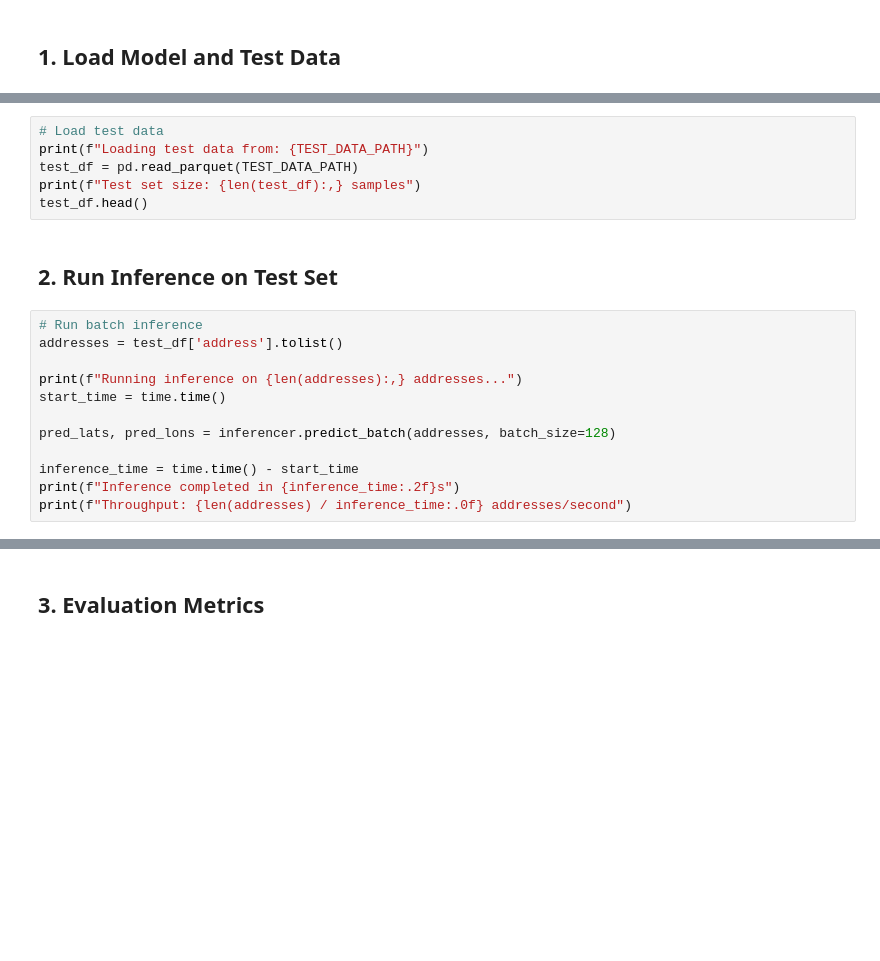
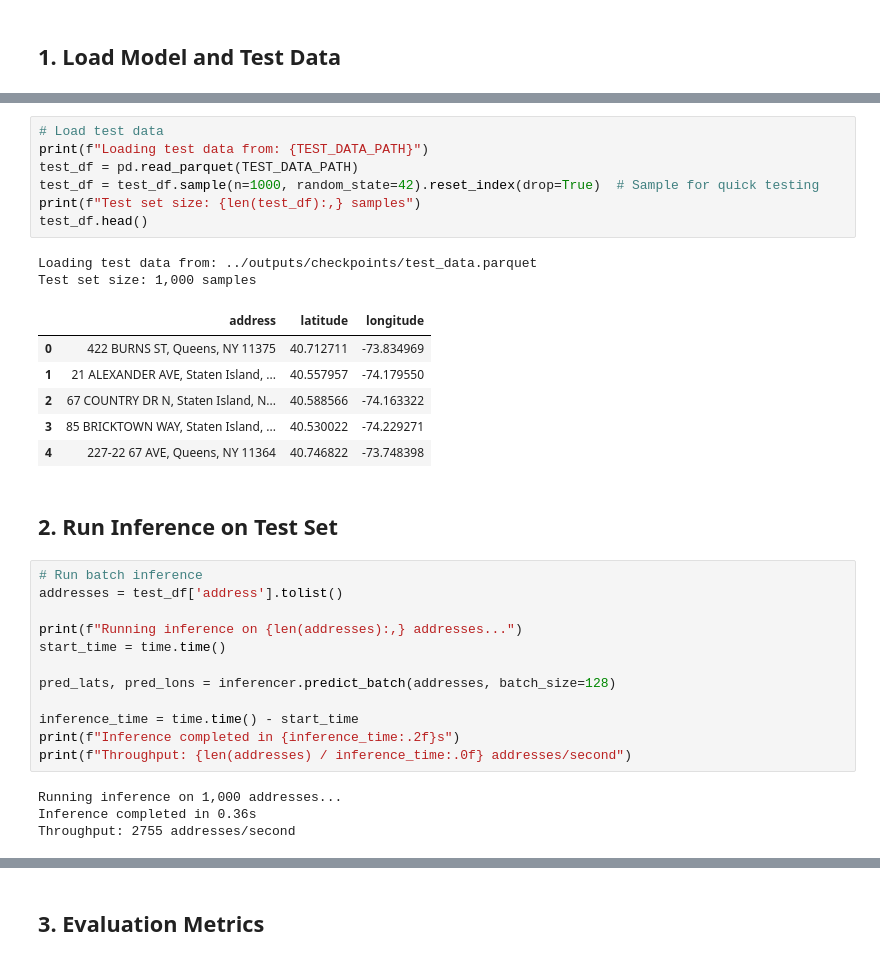
Before and after one commit to suyashh94/geobert, a Jupyter notebook: notebooks/04_evaluation.ipynb, the cells around one changed output, grey strips where cells are left out. Drawn from its saved outputs; the diff is of its cells as text; blank space fills up the shorter version.

Commit message:
inference + gradio app

```diff
--- a/notebooks/04_evaluation.ipynb
+++ b/notebooks/04_evaluation.ipynb
@@ -50,9 +53,19 @@ print(f"Model loaded on device: {inferencer.device}")
 # %%
 # Load test data
 print(f"Loading test data from: {TEST_DATA_PATH}")
 test_df = pd.read_parquet(TEST_DATA_PATH)
+test_df = test_df.sample(n=1000, random_state=42).reset_index(drop=True)  # Sample for quick testing
 print(f"Test set size: {len(test_df):,} samples")
 test_df.head()
+# %% [output]
+Loading test data from: ../outputs/checkpoints/test_data.parquet
+Test set size: 1,000 samples
+|  | address | latitude | longitude |
+| 0 | 422 BURNS ST, Queens, NY 11375 | 40.712711 | -73.834969 |
+| 1 | 21 ALEXANDER AVE, Staten Island, ... | 40.557957 | -74.179550 |
+| 2 | 67 COUNTRY DR N, Staten Island, N... | 40.588566 | -74.163322 |
+| 3 | 85 BRICKTOWN WAY, Staten Island, ... | 40.530022 | -74.229271 |
+| 4 | 227-22 67 AVE, Queens, NY 11364 | 40.746822 | -73.748398 |
 # %% [markdown]
 ## 2. Run Inference on Test Set
 # %%
@@ -67,6 +80,10 @@ pred_lats, pred_lons = inferencer.predict_batch(addresses, batch_size=128)
 inference_time = time.time() - start_time
 print(f"Inference completed in {inference_time:.2f}s")
 print(f"Throughput: {len(addresses) / inference_time:.0f} addresses/second")
+# %% [output]
+Running inference on 1,000 addresses...
+Inference completed in 0.36s
+Throughput: 2755 addresses/second
 # %%
 # Add predictions to dataframe
 test_df['pred_latitude'] = pred_lats
```
Also changed, not shown: parts of 13 cells of this notebook, 12 other files.
